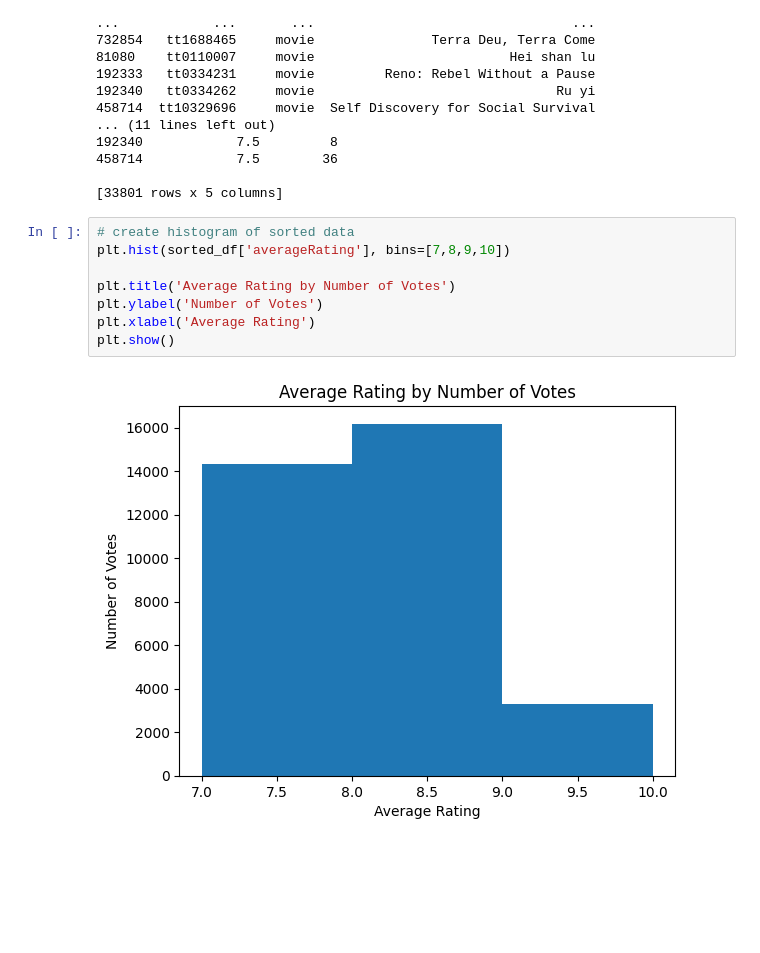
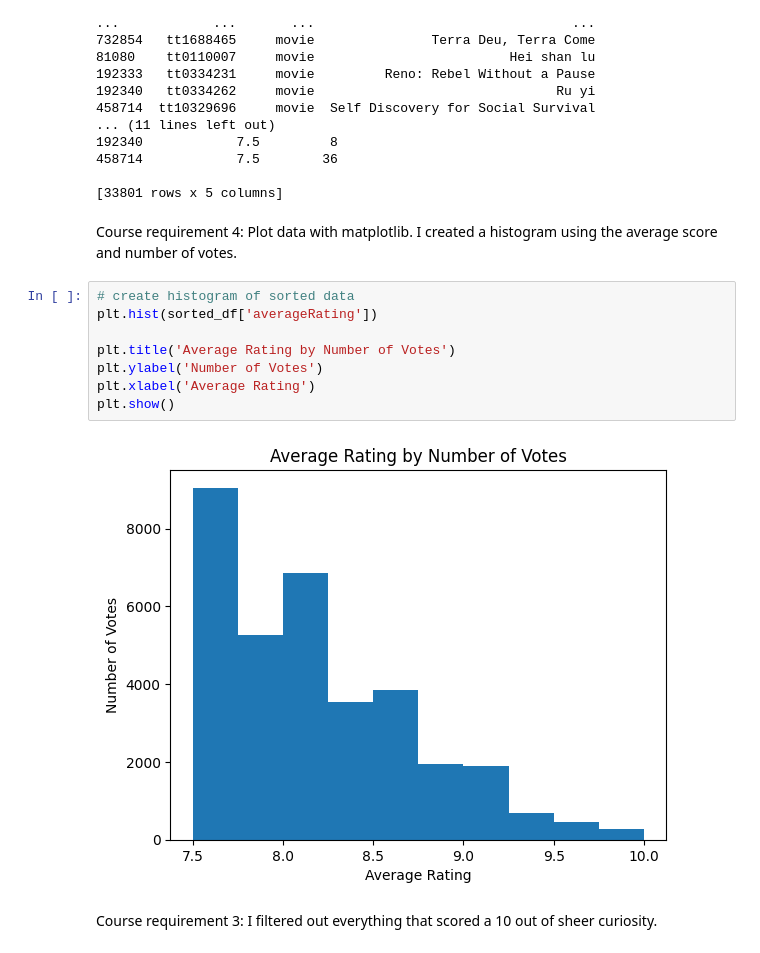
Before and after one commit to causticwonder/IMDB-Analysis_Code-Lou, a Jupyter notebook: imdb_analysis.ipynb, the cells around one changed output. Drawn from its saved outputs; the diff is of its cells as text; blank space fills up the shorter version.

Commit message:
added second plot and horror movie analysis

```diff
--- a/imdb_analysis.ipynb
+++ b/imdb_analysis.ipynb
@@ -178,13 +209,18 @@ print(sorted_df)
 458714            7.5        36
 
 [33801 rows x 5 columns]
+# %% [markdown]
+Course requirement 4: Plot data with matplotlib. I created a histogram using the average score and number of votes.
 # %%
 # create histogram of sorted data
-plt.hist(sorted_df['averageRating'], bins=[7,8,9,10])
+plt.hist(sorted_df['averageRating'])
 
 plt.title('Average Rating by Number of Votes')
 plt.ylabel('Number of Votes')
 plt.xlabel('Average Rating')
 plt.show()
 # %% [output]
-[figure, old version]
+[figure, new version]
+# %% [markdown]
+Course requirement 3:
+I filtered out everything that scored a 10 out of sheer curiosity.
```
Also changed, not shown: parts of 27 cells of this notebook, 2 other files.
